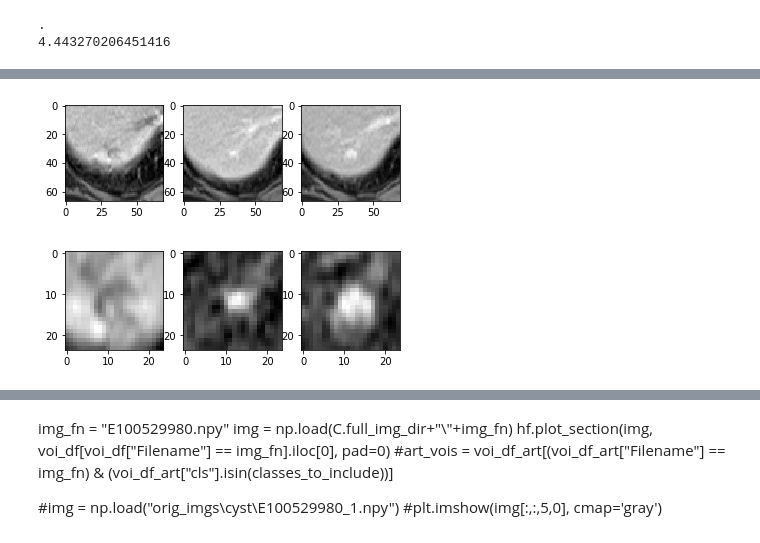
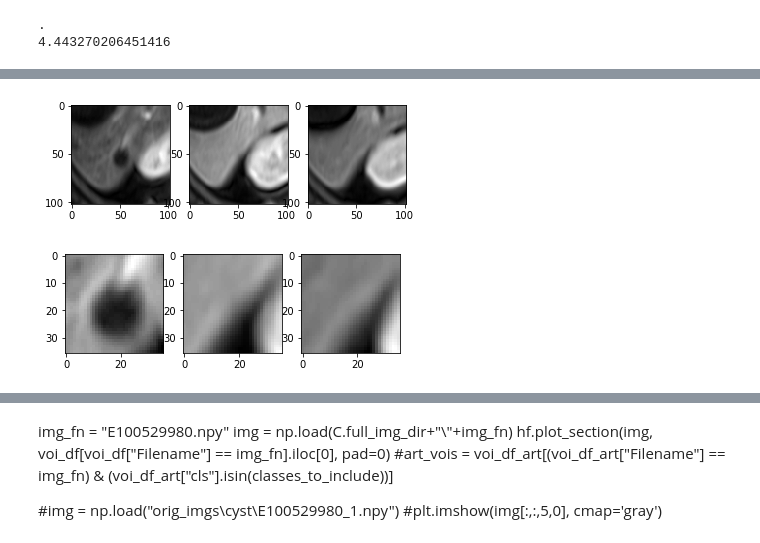
Before and after one commit to clintonjwang/voi-classifier, a Jupyter notebook: voi-extractor.ipynb, the cells around one changed output, grey strips where cells are left out. Saved outputs shown, nothing was run; the diff lists cells and outputs as text; code cells hidden in the pictures.

```diff
--- a/voi-extractor.ipynb
+++ b/voi-extractor.ipynb
@@ -316,17 +332,17 @@ voi_df_art[voi_df_art["Filename"] == accnum+".npy"]
 # %%
-cls = "hemangioma"
-accnum = "12206657"
+cls = "cyst"
+accnum = "12042703"
 img = np.load(C.crops_dir + cls + "\\" + accnum + "_0.npy")
 hf.plot_section_auto(img)
 # %% [output]
-[figure, old version]
+[figure, new version]
 # %%
-cls = "hemangioma"
-accnum = "12206657"
+cls = "cyst"
+accnum = "12042703"
 img = np.load(C.orig_dir + cls + "\\" + accnum + "_0.npy")
 hf.plot_section_auto(img)
 # %% [output]
-[figure, old version]
+[figure, new version]
 # %%
 cls = "cyst"
 accnum = "12042703"
```
Also changed, not shown: parts of 17 cells of this notebook, 3 other files.
